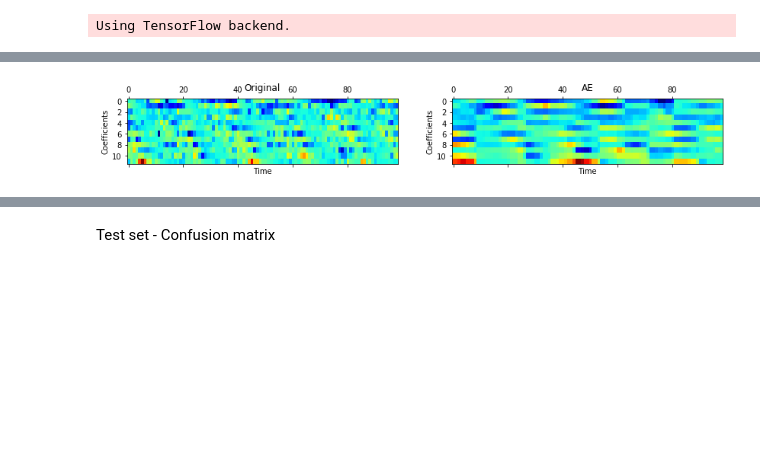
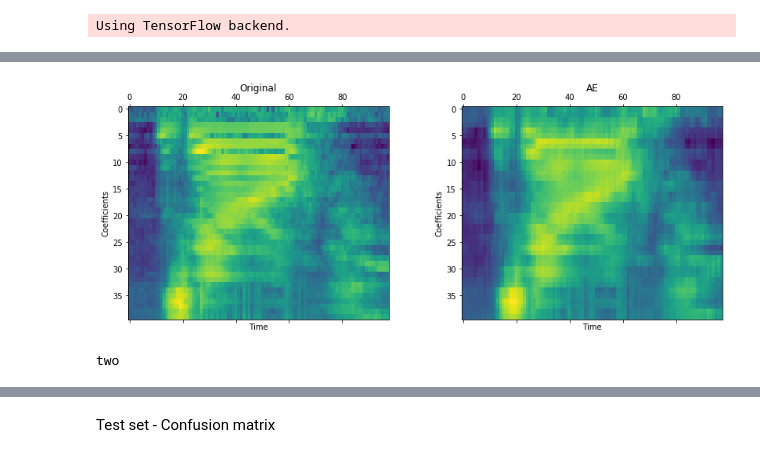
Before and after one commit to Fede5991/HumanDataAnalytics, a Jupyter notebook: Speech - Autoencoder.ipynb, the cells around one changed output, grey strips where cells are left out. Drawn from its saved outputs; the diff is of its cells as text; code cells hidden in the pictures; blank space fills up the shorter version.

```diff
--- a/Speech - Autoencoder.ipynb
+++ b/Speech - Autoencoder.ipynb
@@ -74,35 +70,29 @@ def encoder(input_img,layers,filters,kernel,dropout):
     conv = input_img
     for j in range(layers):
         conv = Conv2D(filters**(j+1)+2, (kernel,kernel),activation='relu', padding='same')(conv)
-        conv = BatchNormalization()(conv)
-        conv = Dropout(rate=dropout)(conv)
         conv = Conv2D(filters**(j+1)+2, (kernel,kernel),activation='relu', padding='same')(conv)
-        conv = BatchNormalization()(conv)
-        conv = Dropout(rate=dropout)(conv)
-        conv = MaxPooling2D(pool_size=(2, 3))(conv)
+    conv = AveragePooling2D(pool_size=(2,2))(conv)
     return conv
 
 def decoder(conv,layers,filters,kernel,dropout):
     decoded = conv
     for j in range(layers):
         decoded = Conv2D(filters**(j+1)+2, (kernel,kernel),activation='relu', padding='same')(decoded)
-        decoded = Dropout(rate=dropout)(decoded)
         decoded = Conv2D(filters**(j+1)+2, (kernel,kernel),activation='relu', padding='same')(decoded)
-        decoded = Dropout(rate=dropout)(decoded)
-        decoded = UpSampling2D((2,3))(decoded)
+    decoded = UpSampling2D((2,2))(decoded)
     decoded = Conv2D(1, (2, 2),padding='same')(decoded)
     return decoded
 # %%
-input_img = Input(shape = (12, 99,1))
-number_epochs=100
+input_img = Input(shape = (40, 98,1))
+number_epochs=10
 train_loss=[]
 val_loss=[]
 mc = ModelCheckpoint('best_AE.h5',monitor='val_loss',mode='min',verbose=0,save_best_only=True)
 autoencoder = Model(input_img, decoder(encoder(input_img,2,4,2,0),
                                                2,4,2,0))
-autoencoder.compile(loss='mean_squared_error', optimizer = 'adam')
-autoencoder_train = autoencoder.fit(training_set, training_set, batch_size=256,epochs=number_epochs,
-                                    verbose=2,validation_data=(validation_set, validation_set))
+autoencoder.compile(loss='mean_squared_error', optimizer =RAdam())
+autoencoder_train = autoencoder.fit(training_set2, training_set2, batch_size=16,epochs=number_epochs,
+                                    verbose=2,validation_data=(validation_set2, validation_set2))
 train_loss.append(autoencoder_train.history['loss'])
 val_loss.append(autoencoder_train.history['val_loss'])
 # %% [output]
@@ -141,16 +131,18 @@ plt.show()
 # %%
+sample = np.random.randint(test_set.shape[0])
 fig,ax = plt.subplots(nrows=1,ncols=2,figsize=(14,5))
 plt.setp(ax.flat, xlabel='Time', ylabel='Coefficients')
 ax[0].set_title('Original')
-ax[0].matshow(training_set[900][:,:,0],cmap=plt.cm.jet,aspect=2)
+ax[0].matshow(test_set[sample][:,:,0],aspect=2)
 
 ax[1].set_title('AE')
-ax[1].matshow(autoencoder.predict(training_set[900].reshape(-1,12,99,1))[0,:,:,0],cmap=plt.cm.jet,
-             aspect=2)
+ax[1].matshow(autoencoder.predict(test_set[sample].reshape(-1,40,98,1))[0,:,:,0],aspect=2)
 plt.savefig('AE reconstruction')
 plt.show()
+print (words_name[np.argmax(test_labels[sample])])
 # %% [output]
-[figure, old version]
+[figure, new version]
+two
 # %%
 audio=librosa.feature.inverse.mfcc_to_audio(autoencoder.predict(training_set[10].reshape(-1,40,99,1))[0,:,:,0],200)
 print (audio.shape)
```
Also changed, not shown: parts of 18 cells of this notebook.
